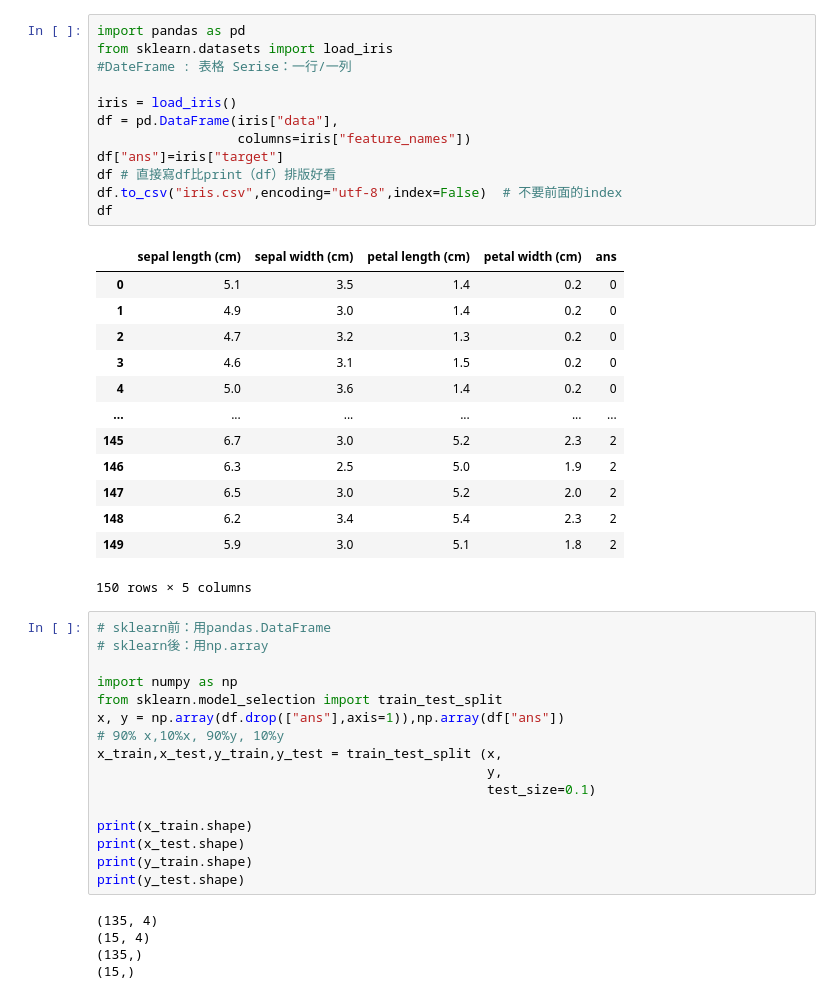
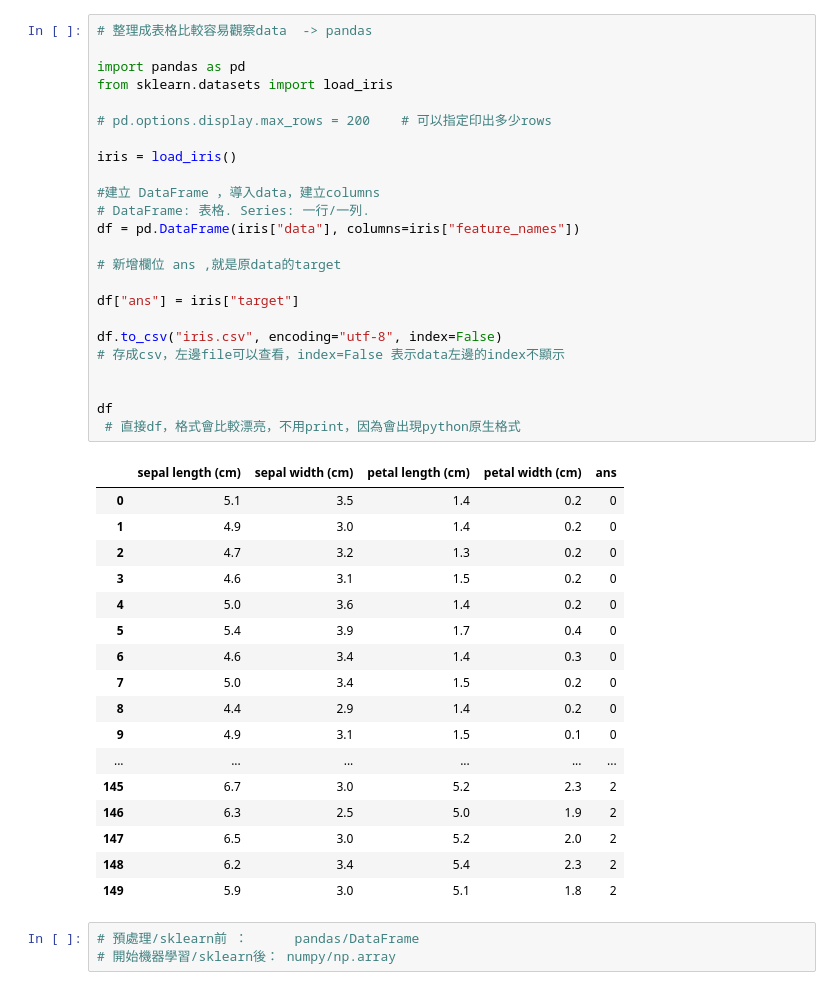
Before and after one commit to hoiyurie/tibame-ml0602, a Jupyter notebook: classification.ipynb, the cells around one changed output. Saved outputs shown, nothing was run; the diff lists cells and outputs as text.

```diff
--- a/classification.ipynb
+++ b/classification.ipynb
@@ -3,47 +13,45 @@
 # %%
+# 整理成表格比較容易觀察data  -> pandas
+
 import pandas as pd
 from sklearn.datasets import load_iris
-#DateFrame : 表格 Serise：一行/一列
+
+# pd.options.display.max_rows = 200    # 可以指定印出多少rows
 
 iris = load_iris()
-df = pd.DataFrame(iris["data"],
-                  columns=iris["feature_names"])
-df["ans"]=iris["target"]
-df # 直接寫df比print（df）排版好看
-df.to_csv("iris.csv",encoding="utf-8",index=False)  # 不要前面的index
+
+#建立 DataFrame ，導入data，建立columns
+# DataFrame: 表格. Series: 一行/一列.
+df = pd.DataFrame(iris["data"], columns=iris["feature_names"])
+
+# 新增欄位 ans ,就是原data的target
+
+df["ans"] = iris["target"]
+
+df.to_csv("iris.csv", encoding="utf-8", index=False)
+# 存成csv，左邊file可以查看，index=False 表示data左邊的index不顯示
+
+
 df
+ # 直接df，格式會比較漂亮，不用print，因為會出現python原生格式
 # %% [output]
 |  | sepal length (cm) | sepal width (cm) | petal length (cm) | petal width (cm) | ans |
 | 0 | 5.1 | 3.5 | 1.4 | 0.2 | 0 |
 | 1 | 4.9 | 3.0 | 1.4 | 0.2 | 0 |
 | 2 | 4.7 | 3.2 | 1.3 | 0.2 | 0 |
 | 3 | 4.6 | 3.1 | 1.5 | 0.2 | 0 |
 | 4 | 5.0 | 3.6 | 1.4 | 0.2 | 0 |
+| 5 | 5.4 | 3.9 | 1.7 | 0.4 | 0 |
+| 6 | 4.6 | 3.4 | 1.4 | 0.3 | 0 |
+| 7 | 5.0 | 3.4 | 1.5 | 0.2 | 0 |
+| 8 | 4.4 | 2.9 | 1.4 | 0.2 | 0 |
+| 9 | 4.9 | 3.1 | 1.5 | 0.1 | 0 |
 | ... | ... | ... | ... | ... | ... |
 | 145 | 6.7 | 3.0 | 5.2 | 2.3 | 2 |
 | 146 | 6.3 | 2.5 | 5.0 | 1.9 | 2 |
 | 147 | 6.5 | 3.0 | 5.2 | 2.0 | 2 |
 | 148 | 6.2 | 3.4 | 5.4 | 2.3 | 2 |
 | 149 | 5.9 | 3.0 | 5.1 | 1.8 | 2 |
-150 rows × 5 columns
-# %%
-# sklearn前：用pandas.DataFrame
-# sklearn後：用np.array
-
-import numpy as np
-from sklearn.model_selection import train_test_split
-x, y = np.array(df.drop(["ans"],axis=1)),np.array(df["ans"])
-# 90% x,10%x, 90%y, 10%y
-x_train,x_test,y_train,y_test = train_test_split (x,
-                                                  y,
-                                                  test_size=0.1)
-
-print(x_train.shape)
-print(x_test.shape)
-print(y_train.shape)
-print(y_test.shape)
-# %% [output]
-(135, 4)
-(15, 4)
-(135,)
-(15,)
+# %%
+# 預處理/sklearn前 ：      pandas/DataFrame
+# 開始機器學習/sklearn後： numpy/np.array
```
Also changed, not shown: parts of 5 cells of this notebook.
